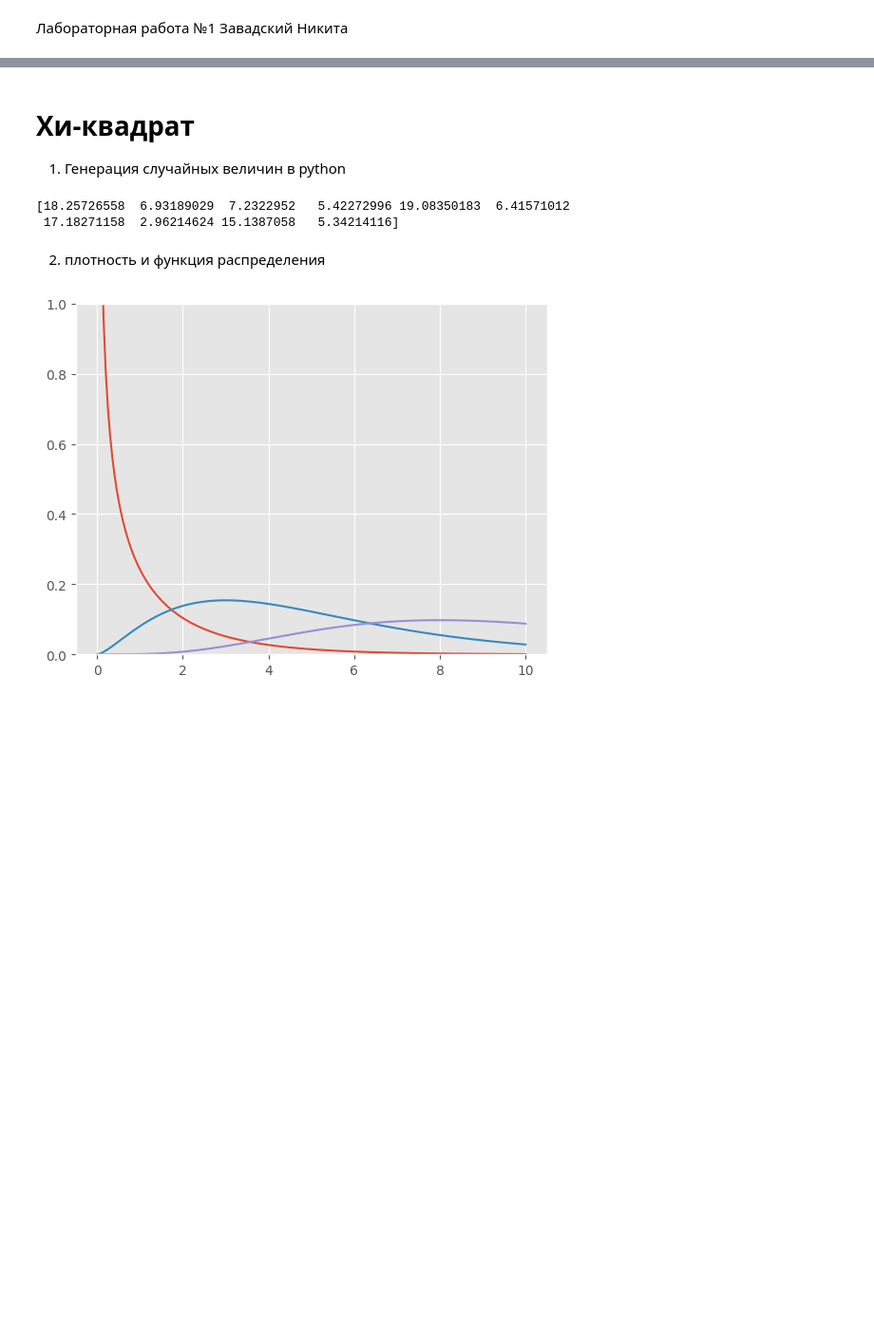
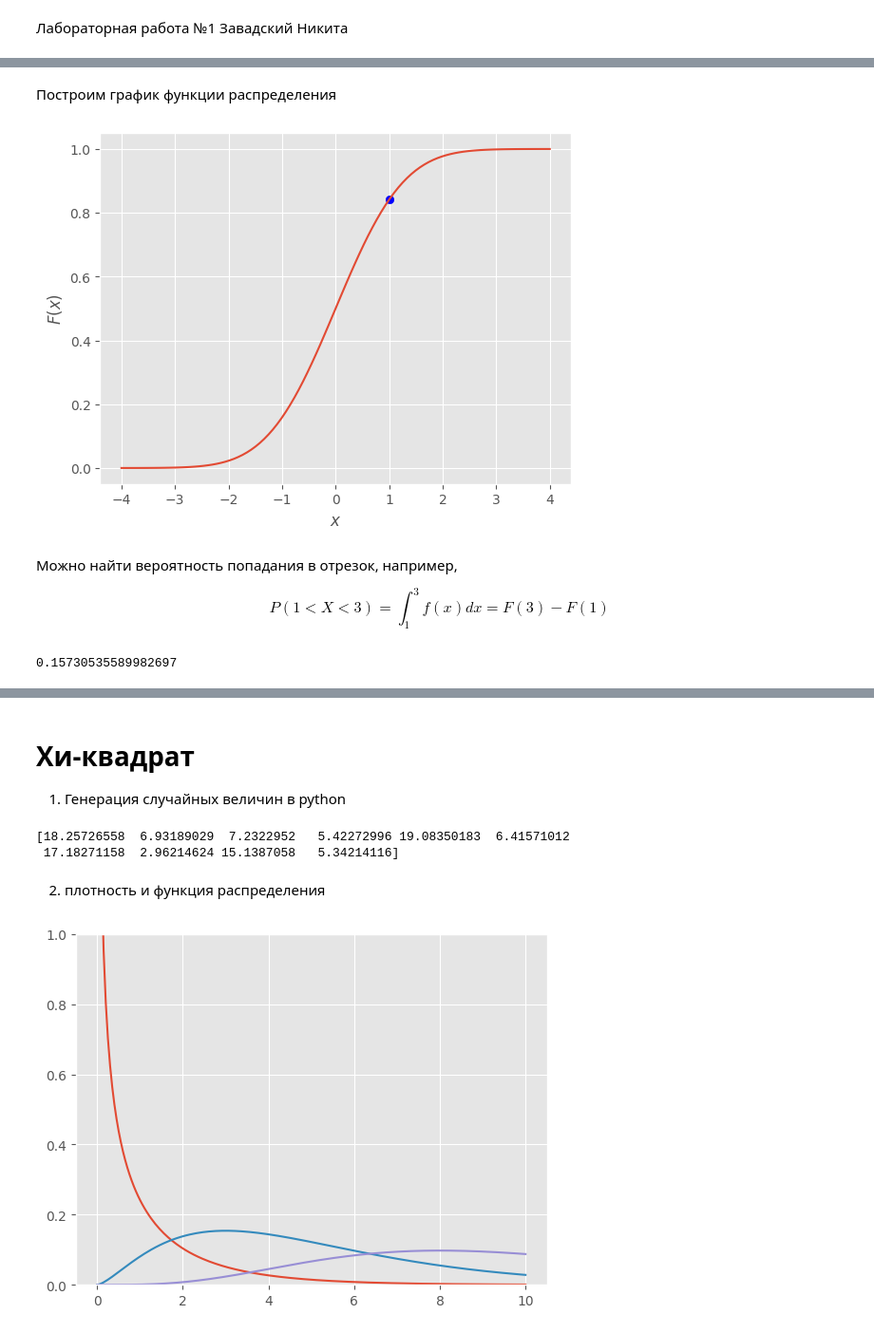
Before and after one commit to PsychoWho/SSAU_Labs, a Jupyter notebook: СтатАнализ/LR_1_SA.ipynb, the cells around one changed output, grey strips where cells are left out. Shown at 95% size. Drawn from its saved outputs; the diff is of its cells as text; code cells hidden in the pictures; blank space fills up the shorter version.

```diff
--- a/СтатАнализ/LR_1_SA.ipynb
+++ b/СтатАнализ/LR_1_SA.ipynb
@@ -17,0 +64,22 @@ plt.style.use('ggplot')    # стиль графиков
+# %% [markdown]
+Построим график функции распределения
+# %%
+x = np.linspace(-4, 4, 100)
+cdf = norm_rv.cdf(x)
+
+plt.plot(x, cdf)
+plt.ylabel('$F(x)$')
+plt.xlabel('$x$')
+
+# На ней же нарисуем F(1)
+plt.scatter([1], [norm_rv.cdf(1)], color="blue");
+# %% [output]
+[figure, added]
+# %% [markdown]
+Можно найти вероятность попадания в отрезок, например,
+
+$$ P(1 < X < 3) = \int_1^3 f(x) dx = F(3) - F(1)$$
+# %%
+print(norm_rv.cdf(3)-norm_rv.cdf(1))
+# %% [output]
+0.15730535589982697
```
Also changed, not shown: parts of 29 cells of this notebook.
